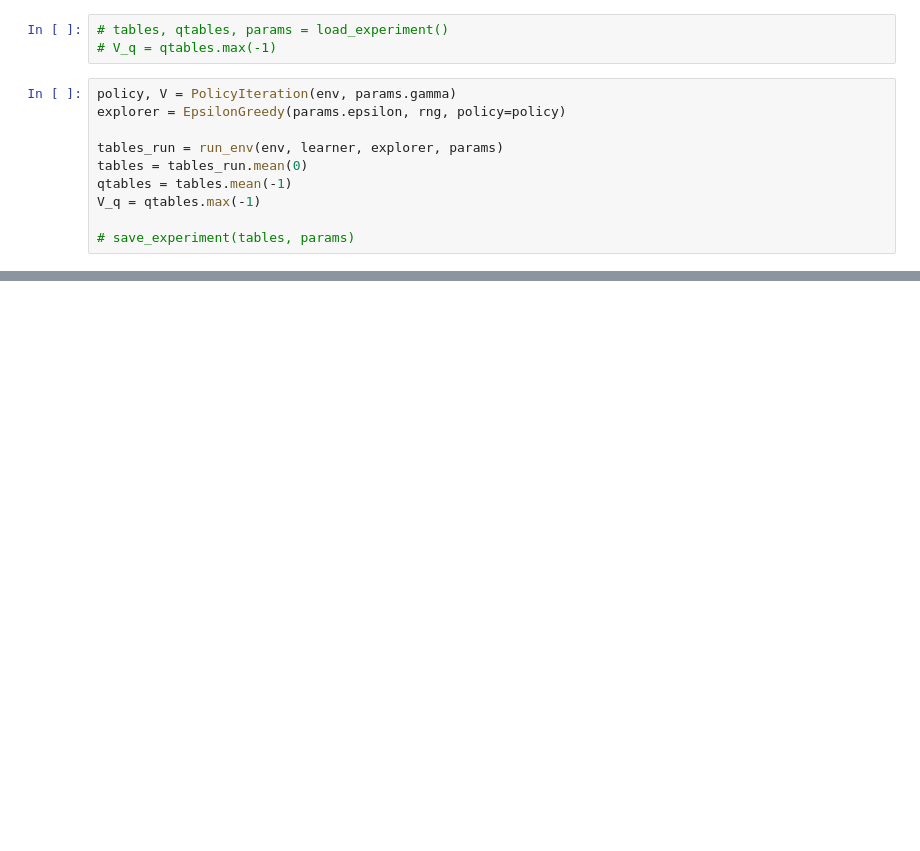
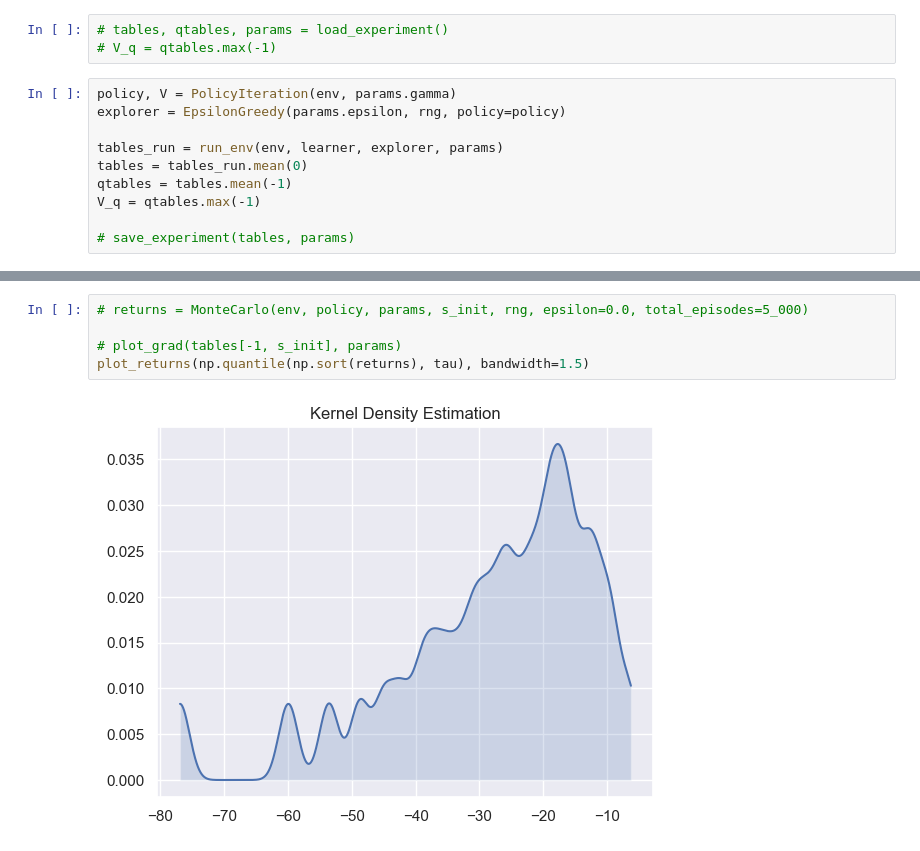
Before and after one commit to AlecHero/QuantileRegressionProject, a Jupyter notebook: new.ipynb, the cells around one changed output, grey strips where cells are left out. Drawn from its saved outputs; the diff is of its cells as text; blank space fills up the shorter version.

```diff
--- a/new.ipynb
+++ b/new.ipynb
@@ -66 +83,8 @@ V_q = qtables.max(-1)
+# %%
+# returns = MonteCarlo(env, policy, params, s_init, rng, epsilon=0.0, total_episodes=5_000)
+
+# plot_grad(tables[-1, s_init], params)
+plot_returns(np.quantile(np.sort(returns), tau), bandwidth=1.5)
+# %% [output]
+[figure, added]
 # %%
```
Also changed, not shown: parts of 8 cells of this notebook, 10 other files.
